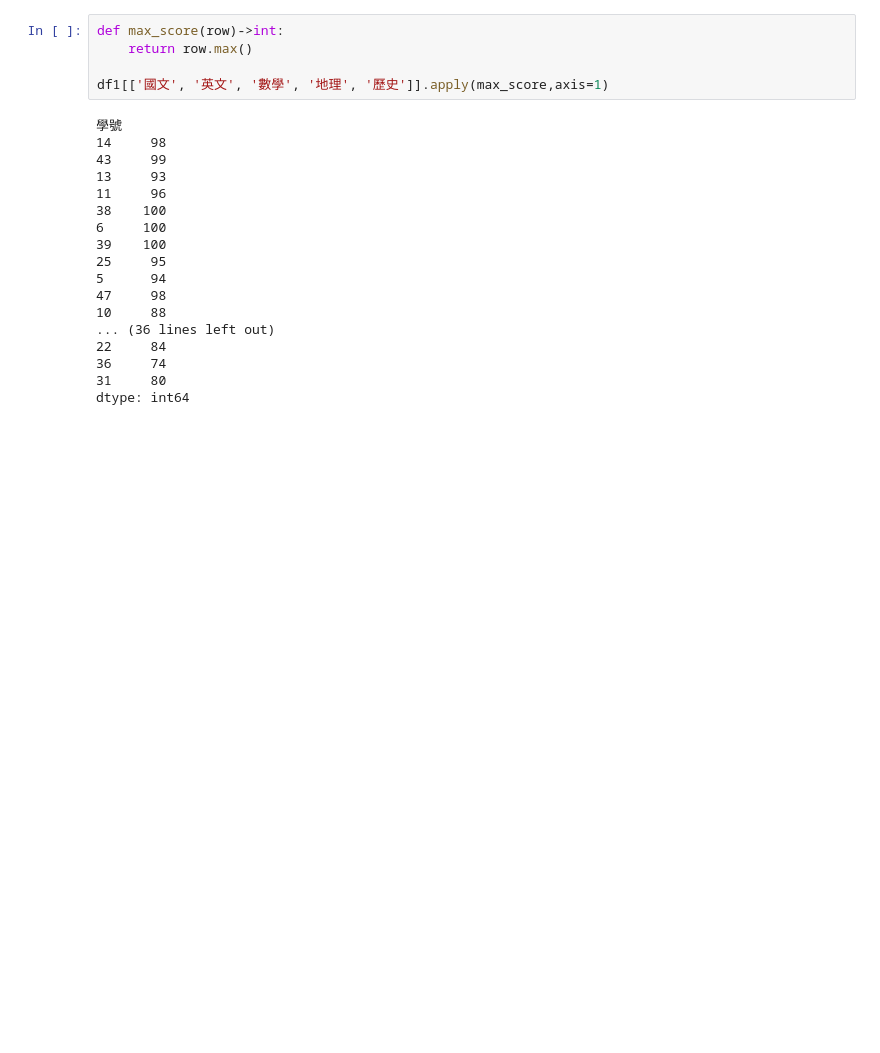
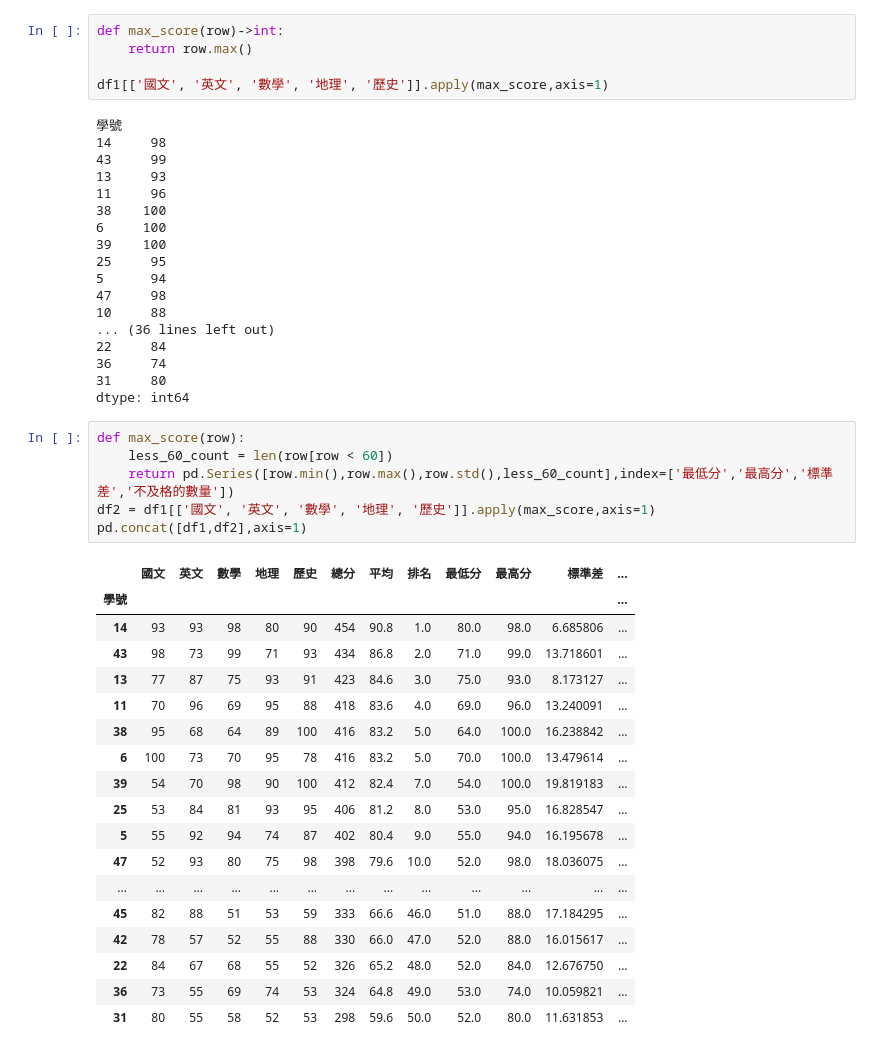
Before and after one commit to Yasmine68/python_analysis, a Jupyter notebook: lesson8.5.ipynb, the cells around one changed output. Cells and saved outputs as stored; diff of their text form; blank space fills up the shorter version.

```diff
--- a/lesson8.5.ipynb
+++ b/lesson8.5.ipynb
@@ -103,3 +103,28 @@ df1[['國文', '英文', '數學', '地理', '歷史']].apply(max_score,axis=1)
 36     74
 31     80
 dtype: int64
+# %%
+def max_score(row):
+    less_60_count = len(row[row < 60])
+    return pd.Series([row.min(),row.max(),row.std(),less_60_count],index=['最低分','最高分','標準差','不及格的數量'])
+df2 = df1[['國文', '英文', '數學', '地理', '歷史']].apply(max_score,axis=1)
+pd.concat([df1,df2],axis=1)
+# %% [output]
+|  | 國文 | 英文 | 數學 | 地理 | 歷史 | 總分 | 平均 | 排名 | 最低分 | 最高分 | 標準差 | ... |
+| 學號 |  |  |  |  |  |  |  |  |  |  |  | ... |
+| 14 | 93 | 93 | 98 | 80 | 90 | 454 | 90.8 | 1.0 | 80.0 | 98.0 | 6.685806 | ... |
+| 43 | 98 | 73 | 99 | 71 | 93 | 434 | 86.8 | 2.0 | 71.0 | 99.0 | 13.718601 | ... |
+| 13 | 77 | 87 | 75 | 93 | 91 | 423 | 84.6 | 3.0 | 75.0 | 93.0 | 8.173127 | ... |
+| 11 | 70 | 96 | 69 | 95 | 88 | 418 | 83.6 | 4.0 | 69.0 | 96.0 | 13.240091 | ... |
+| 38 | 95 | 68 | 64 | 89 | 100 | 416 | 83.2 | 5.0 | 64.0 | 100.0 | 16.238842 | ... |
+| 6 | 100 | 73 | 70 | 95 | 78 | 416 | 83.2 | 5.0 | 70.0 | 100.0 | 13.479614 | ... |
+| 39 | 54 | 70 | 98 | 90 | 100 | 412 | 82.4 | 7.0 | 54.0 | 100.0 | 19.819183 | ... |
+| 25 | 53 | 84 | 81 | 93 | 95 | 406 | 81.2 | 8.0 | 53.0 | 95.0 | 16.828547 | ... |
+| 5 | 55 | 92 | 94 | 74 | 87 | 402 | 80.4 | 9.0 | 55.0 | 94.0 | 16.195678 | ... |
+| 47 | 52 | 93 | 80 | 75 | 98 | 398 | 79.6 | 10.0 | 52.0 | 98.0 | 18.036075 | ... |
+| ... | ... | ... | ... | ... | ... | ... | ... | ... | ... | ... | ... | ... |
+| 45 | 82 | 88 | 51 | 53 | 59 | 333 | 66.6 | 46.0 | 51.0 | 88.0 | 17.184295 | ... |
+| 42 | 78 | 57 | 52 | 55 | 88 | 330 | 66.0 | 47.0 | 52.0 | 88.0 | 16.015617 | ... |
+| 22 | 84 | 67 | 68 | 55 | 52 | 326 | 65.2 | 48.0 | 52.0 | 84.0 | 12.676750 | ... |
+| 36 | 73 | 55 | 69 | 74 | 53 | 324 | 64.8 | 49.0 | 53.0 | 74.0 | 10.059821 | ... |
+| 31 | 80 | 55 | 58 | 52 | 53 | 298 | 59.6 | 50.0 | 52.0 | 80.0 | 11.631853 | ... |
```
